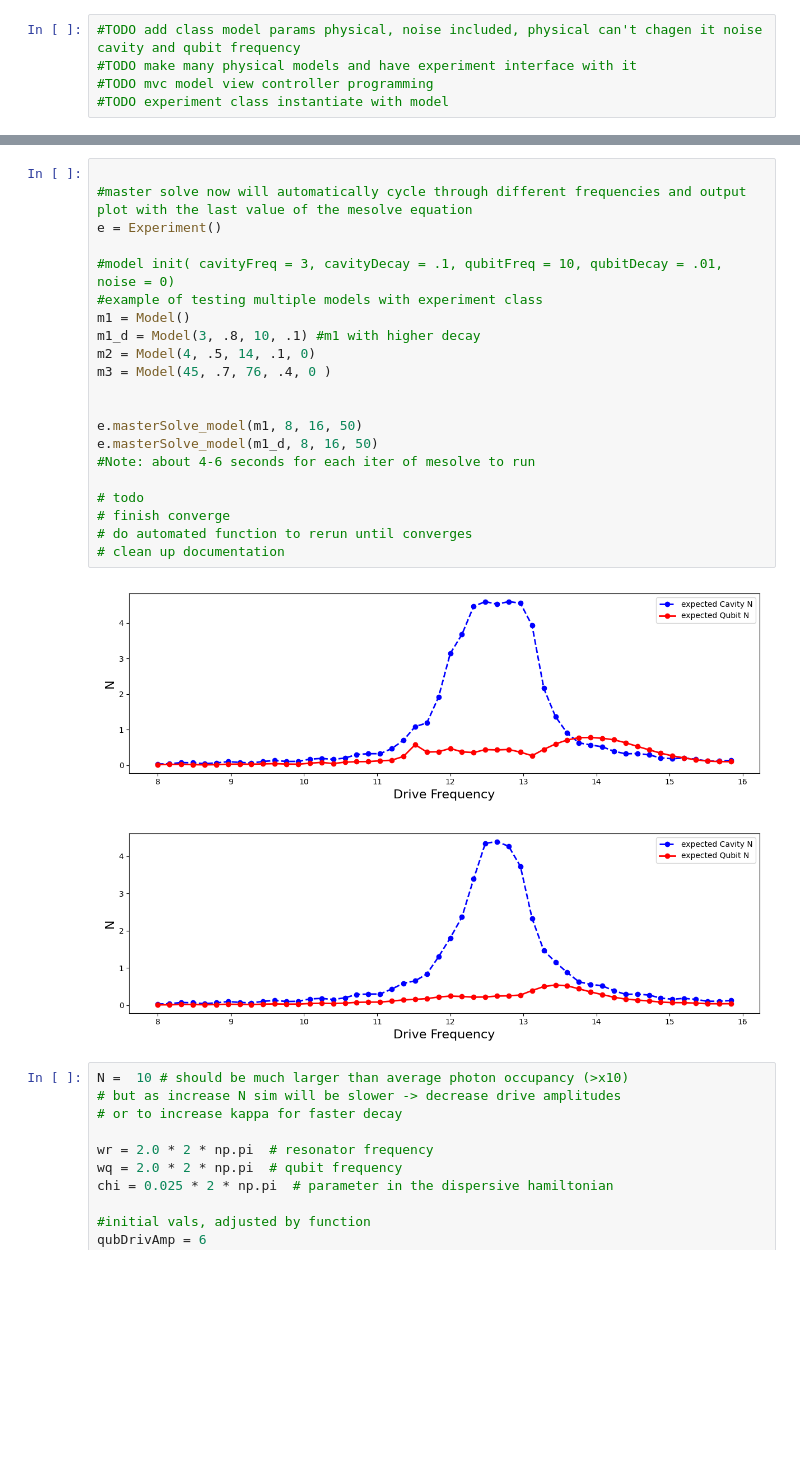
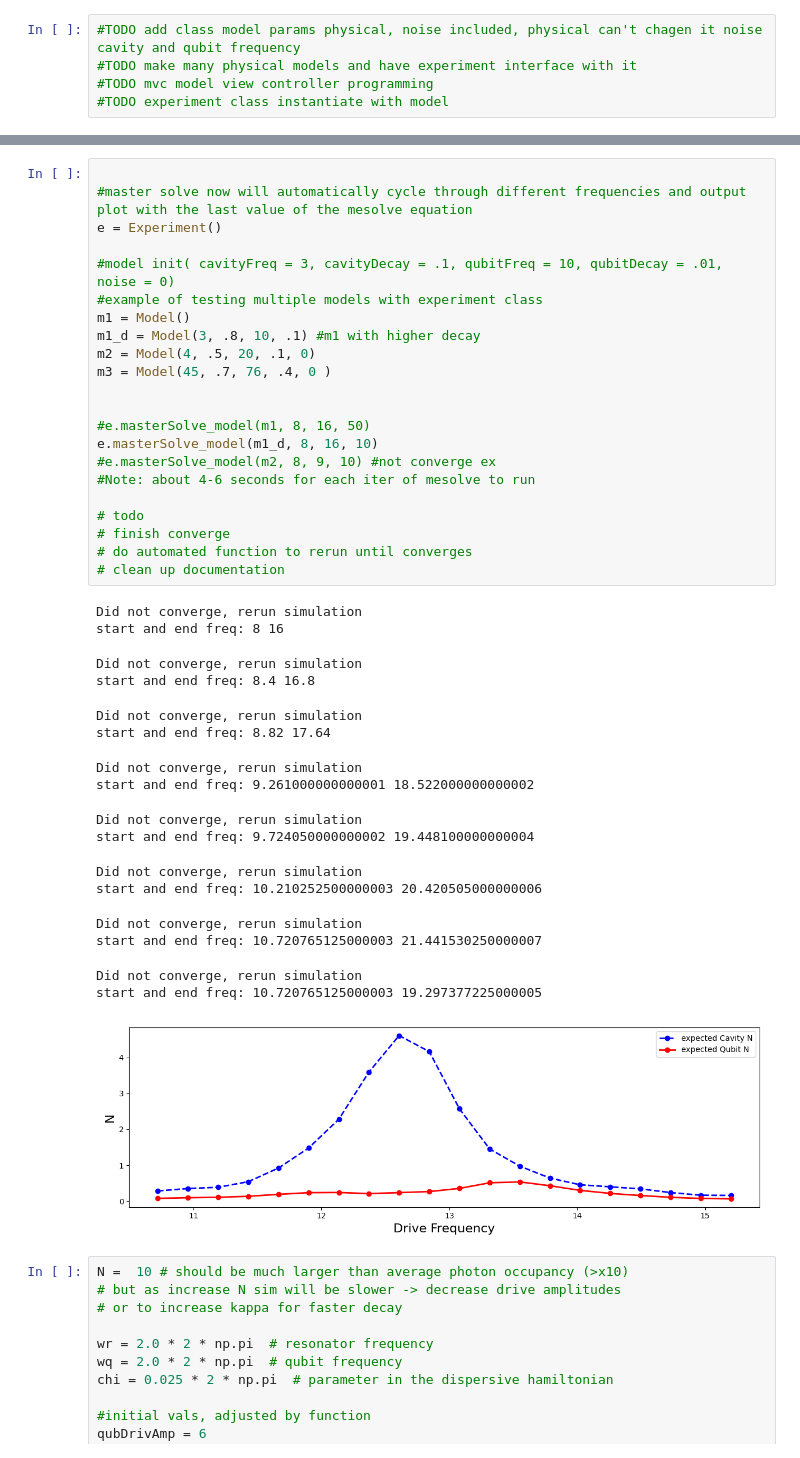
Before and after one commit to PITT-HATLAB/qubitSpec_unitTesting, a Jupyter notebook: main.ipynb, the cells around one changed output, grey strips where cells are left out. Cells and saved outputs as stored; diff of their text form; blank space fills up the shorter version.

Commit message:
cavity dispersive readout, needs plotting finished and expectation value

```diff
--- a/main.ipynb
+++ b/main.ipynb
@@ -235,27 +320,43 @@ class Experiment:
 # %%
 
 #master solve now will automatically cycle through different frequencies and output plot with the last value of the mesolve equation
 e = Experiment()
 
 #model init( cavityFreq = 3, cavityDecay = .1, qubitFreq = 10, qubitDecay = .01, noise = 0)
 #example of testing multiple models with experiment class
 m1 = Model()
 m1_d = Model(3, .8, 10, .1) #m1 with higher decay
-m2 = Model(4, .5, 14, .1, 0)
+m2 = Model(4, .5, 20, .1, 0)
 m3 = Model(45, .7, 76, .4, 0 )
 
 
-e.masterSolve_model(m1, 8, 16, 50)
-e.masterSolve_model(m1_d, 8, 16, 50)
+#e.masterSolve_model(m1, 8, 16, 50)
+e.masterSolve_model(m1_d, 8, 16, 10)
+#e.masterSolve_model(m2, 8, 9, 10) #not converge ex
 #Note: about 4-6 seconds for each iter of mesolve to run
 
 # todo
 # finish converge
 # do automated function to rerun until converges
 # clean up documentation
 # %% [output]
+Did not converge, rerun simulation
+start and end freq: 8 16
+Did not converge, rerun simulation
+start and end freq: 8.4 16.8
+Did not converge, rerun simulation
+start and end freq: 8.82 17.64
+Did not converge, rerun simulation
+start and end freq: 9.261000000000001 18.522000000000002
+Did not converge, rerun simulation
+start and end freq: 9.724050000000002 19.448100000000004
+Did not converge, rerun simulation
+start and end freq: 10.210252500000003 20.420505000000006
+Did not converge, rerun simulation
+start and end freq: 10.720765125000003 21.441530250000007
+Did not converge, rerun simulation
+start and end freq: 10.720765125000003 19.297377225000005
-[figure, old version]
+[figure, new version]
-[figure, removed]
 # %%
 N =  10 # should be much larger than average photon occupancy (>x10)
 # but as increase N sim will be slower -> decrease drive amplitudes
```
Also changed, not shown: parts of 5 cells of this notebook.
